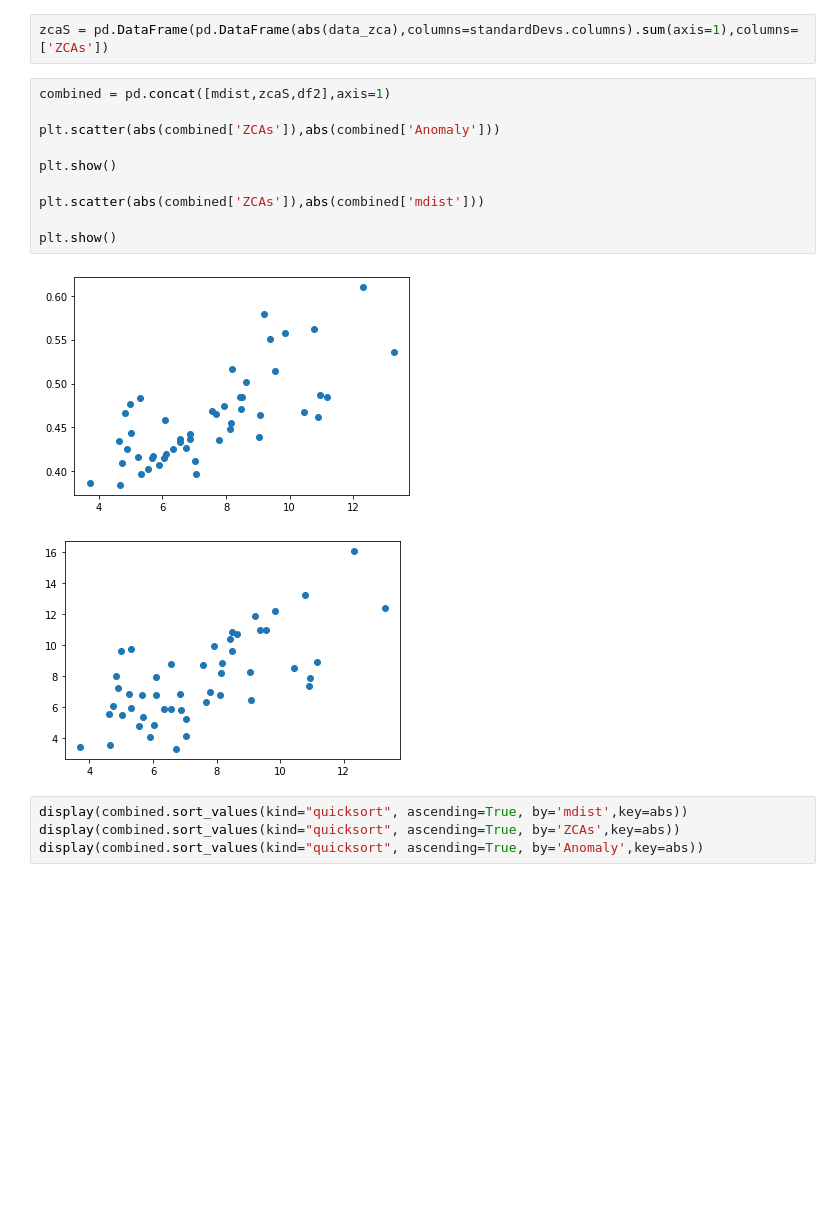
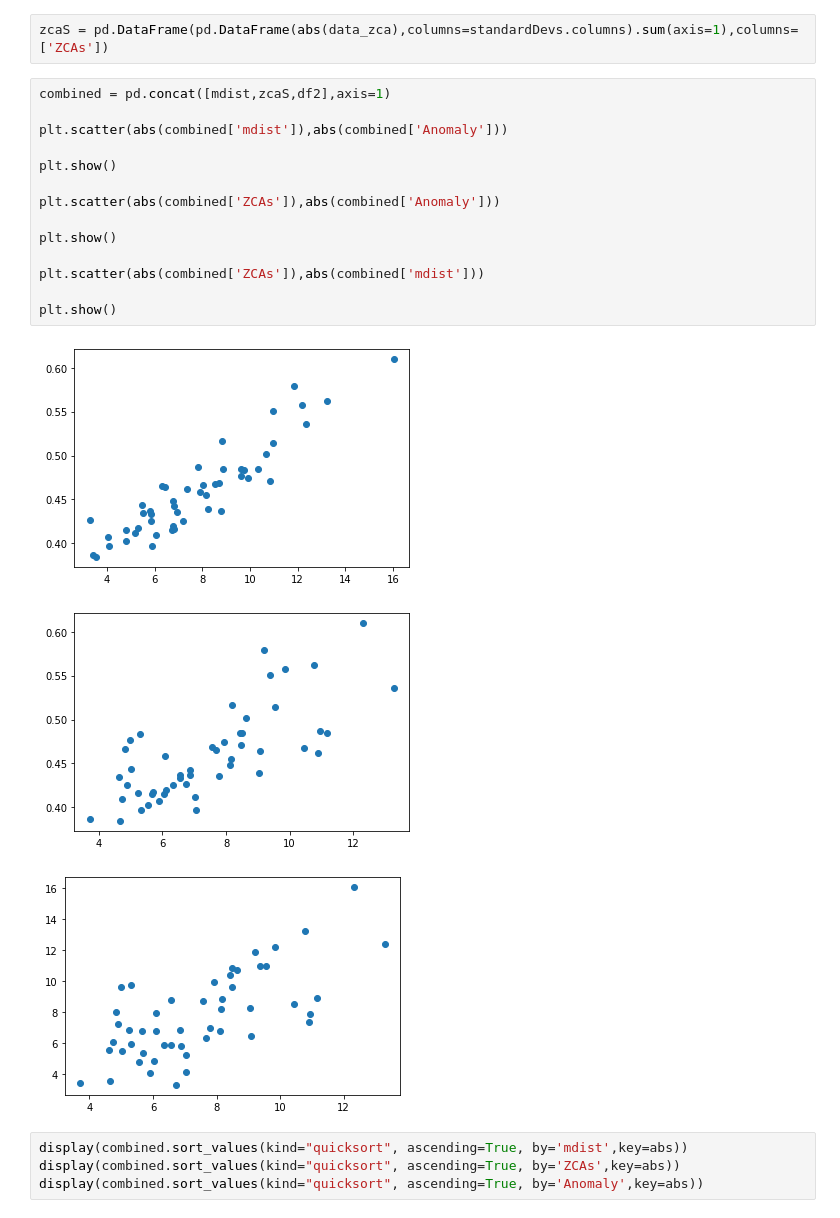
Before and after one commit to thistleknot/python-dev, a Jupyter notebook: Anomaly Detection.ipynb, the cells around one changed output. Cells and saved outputs as stored; diff of their text form; blank space fills up the shorter version.

```diff
--- a/Anomaly Detection.ipynb
+++ b/Anomaly Detection.ipynb
@@ -169,17 +169,22 @@ data_zca = zca.fit_transform(standardDevs)
 zcaS = pd.DataFrame(pd.DataFrame(abs(data_zca),columns=standardDevs.columns).sum(axis=1),columns=['ZCAs'])
 # %%
 combined = pd.concat([mdist,zcaS,df2],axis=1)
+
+plt.scatter(abs(combined['mdist']),abs(combined['Anomaly']))
+
+plt.show()
 
 plt.scatter(abs(combined['ZCAs']),abs(combined['Anomaly']))
 
 plt.show()
 
 plt.scatter(abs(combined['ZCAs']),abs(combined['mdist']))
 
 plt.show()
 # %% [output]
-[figure, old version]
+[figure, new version]
-[figure, old version]
+[figure, new version]
+[figure, added]
 # %%
 display(combined.sort_values(kind="quicksort", ascending=True, by='mdist',key=abs))
 display(combined.sort_values(kind="quicksort", ascending=True, by='ZCAs',key=abs))
```
